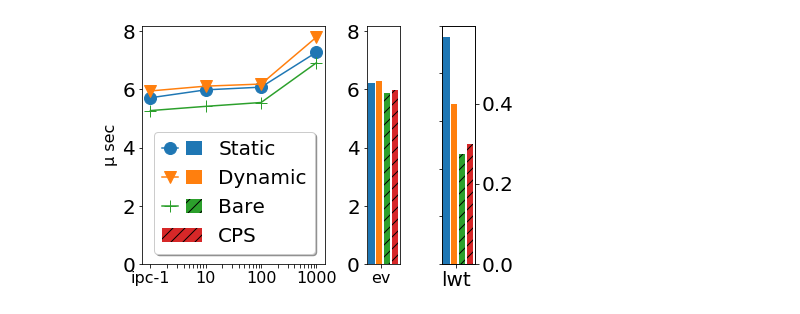
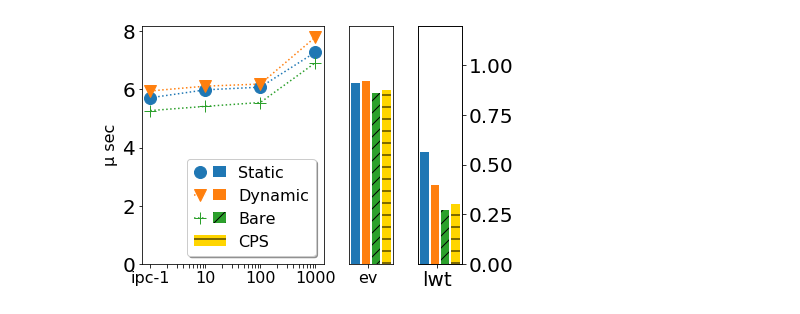
Before and after one commit to keigoi/ocaml-mpst, a Jupyter notebook: benchmark/graphs/Graphs.ipynb, the cells around one changed output. Cells and saved outputs as stored; diff of their text form; code cells hidden in the pictures.

Commit message:
graph

```diff
--- a/benchmark/graphs/Graphs.ipynb
+++ b/benchmark/graphs/Graphs.ipynb
@@ -37,8 +37,10 @@ orange = '#ff7f0e'
 sta_color = cobalt
 dyn_color = orange
 bare_color = green
-cps_color = red
+cps_color = yellow
 
+sta_marker = 'o'
+dyn_marker = 'v'
 
 def make_space_above(axes, topmargin=1):
     """ increase figure size to make topmargin (in inches) space for
@@ -57,6 +59,9 @@ def scale(xs):
 def mkdataIdx(dic, kind, labels, key='time_per_run_nanos'):
     return [dic[kind+':'+x][key]/1000 for x in labels]
 
+def mkdataIdxMillis(dic, kind, labels, key='time_per_run_nanos'):
+    return [dic[kind+':'+x][key]/1000000 for x in labels]
+
 def mkdata(dic, kind, key='time_per_run_nanos'):
     return [dic[kind][key] /1000]
 # %%
@@ -112,15 +117,17 @@ def show_pingpong(ax,ax2,ax3):
     hatch1=''
     hatch2=''
     hatch3='//'
-    hatch4='//'
+    hatch4='-'
+
+    ipc_conf = {'linestyle':'dotted'}
 
     x = [1,10,100,1000]
     xlabs = [str(xi) for xi in x]
     ax.set_xscale('log')
 
-    sta, = ax.plot(x, mkdataIdx(ping,'ipc_static',xlabs), color=color1, marker='o', markersize=12)
-    dyn, = ax.plot(x, mkdataIdx(ping,'ipc_dynamic',xlabs), color=color2, marker='v', markersize=12)
-    bar, = ax.plot(x, mkdataIdx(bare,'ipc-bare_ideal',xlabs), color=color3, marker='+', markersize=12)
+    sta, = ax.plot(x, mkdataIdx(ping,'ipc_static',xlabs), color=color1, marker=sta_marker, markersize=12, **ipc_conf)
+    dyn, = ax.plot(x, mkdataIdx(ping,'ipc_dynamic',xlabs), color=color2, marker=dyn_marker, markersize=12, **ipc_conf)
+    bar, = ax.plot(x, mkdataIdx(bare,'ipc-bare_ideal',xlabs), color=color3, marker='+', markersize=12, **ipc_conf)
 
     sta_ = ax.bar([0], [0], 0, color=color1, label=lab1, hatch=hatch1)
     dyn_ = ax.bar([0], [0], 0, color=color2, label=lab2, hatch=hatch2)
@@ -129,16 +136,6 @@ def show_pingpong(ax,ax2,ax3):
 
 #    legend = ax.legend(loc='lower right', shadow=True, fontsize=14)
 #    legend.get_frame().set_facecolor('#FFFFFF')
-    ax.set_ylabel('μ sec', fontsize=16)
-
-    legend = ax.legend([(sta, sta_), (dyn,dyn_), (bar,bar_), cps_], ['Static', 'Dynamic', 'Bare', 'CPS'],
-                       fontsize=20,
-                       loc='lower right',
-                       shadow = True,
-                       scatterpoints=1,
-                       numpoints=1,
-                       handler_map={tuple: matplotlib.legend_handler.HandlerTuple(ndivide=None)})
-    legend.get_frame().set_facecolor('#FFFFFF')
 
     ten = np.arange(1,10)
     ticks =  np.concatenate([ten, ten * 10, ten * 100, [1000]])
@@ -154,31 +151,44 @@ def show_pingpong(ax,ax2,ax3):
     ax2.bar(x, mkdata(ping,'ev_static'), colwidth, color=color1,hatch=hatch1)
     ax2.bar(x + width*1, mkdata(ping,'ev_dynamic'), colwidth, color=color2, hatch=hatch2)
     ax2.bar(x + width*2, mkdata(bare,'ev_bare'), colwidth, color=color3, hatch=hatch3)
     ax2.bar(x + width*3, mkdata(bare,'ev_bare_cps'), colwidth, color=color4, hatch=hatch4)
     ax2.set_xticks([0])
     ax2.set_xticklabels(['ev'], fontsize=16)
+    ax2.yaxis.set_visible(False)
 
     ax3_ = ax3
+    ax3_.yaxis.set_visible(False)
     ax3 = ax3.twinx()
     ax3_.set_yticklabels([])
     ax3.bar(x, mkdata(ping,'lwt_static'), colwidth, color=color1, hatch=hatch1)
     ax3.bar(x + width*1, mkdata(ping,'lwt_dynamic'), colwidth, color=color2, hatch=hatch2)
     ax3.bar(x + width*2, mkdata(bare,'lwt_bare'), colwidth, color=color3, hatch=hatch3)
     ax3.bar(x + width*3, mkdata(bare,'lwt_bare_cps'), colwidth, color=color4, hatch=hatch4)
     ax3.set_xticks([0])
     ax3.set_xticklabels(['lwt'], fontsize=16)
+    ax3.set_ylim(ymin=0, ymax = 1.2)
+
+    legend = ax.legend([(sta, sta_), (dyn,dyn_), (bar,bar_), cps_], ['Static', 'Dynamic', 'Bare', 'CPS'],
+                       fontsize=16,
+                       loc='lower right',
+                       shadow = True,
+                       scatterpoints=1,
+                       numpoints=1,
+                       handler_map={tuple: matplotlib.legend_handler.HandlerTuple(ndivide=None)})
+    legend.get_frame().set_facecolor('#FFFFFF')
 
 
 def show_pingpong_do():
     fig = plt.figure()
     gs = plt.GridSpec(1, 5, figure=fig)
     ax = fig.add_subplot(gs[0,0:3])
     ax2 = fig.add_subplot(gs[0,3], sharey=ax)
     ax3 = fig.add_subplot(gs[0,4])
     show_pingpong(ax,ax2,ax3)
+    ax.set_ylabel('μ sec', fontsize=16)
     plt.tight_layout()
     plt.show()
 
 show_pingpong_do()
 # %% [output]
-[figure, old version]
+[figure, new version]
```
Also changed, not shown: parts of 16 cells of this notebook, 1 other file.
